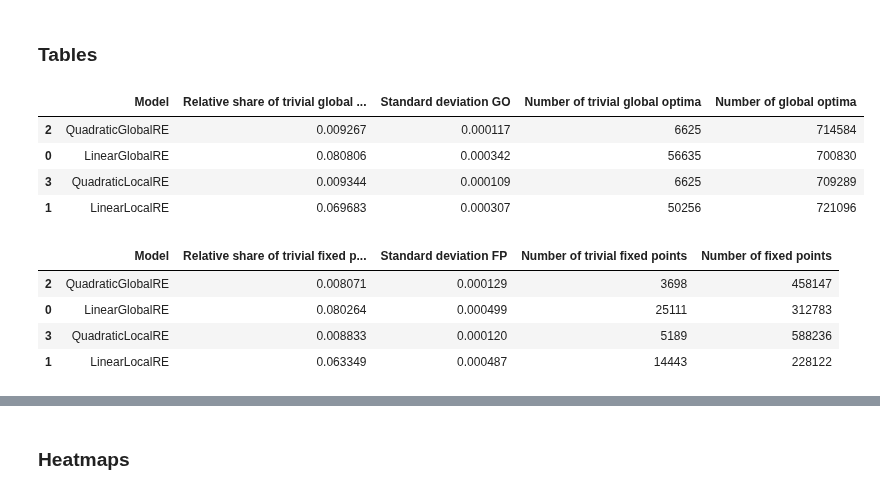
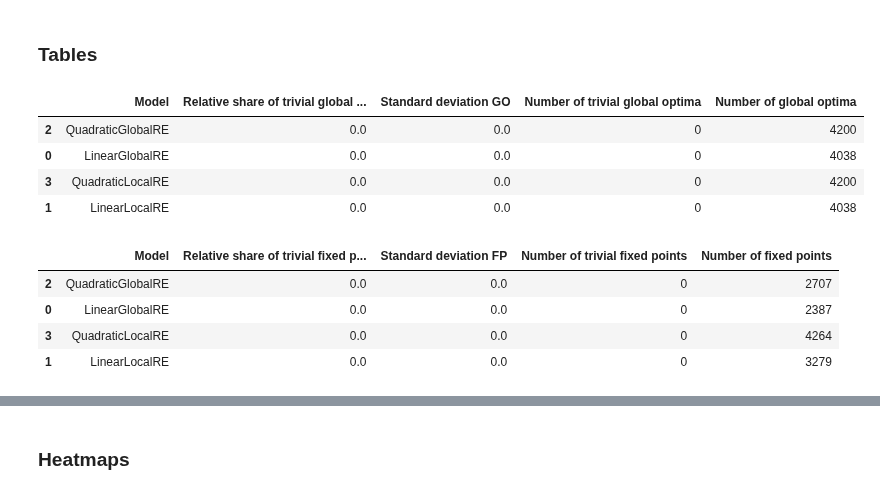
Before and after one commit to re-models/re-technical-report, a Jupyter notebook: notebooks/data_analysis_appendix_trivial_endpoints.ipynb, the cells around one changed output, grey strips where cells are left out. Saved outputs shown, nothing was run; the diff lists cells and outputs as text; code cells hidden in the pictures.

```diff
--- a/notebooks/data_analysis_appendix_trivial_endpoints.ipynb
+++ b/notebooks/data_analysis_appendix_trivial_endpoints.ipynb
@@ -104,0 +103,10 @@ Index(['model_name', 'ds', 'n_sentence_pool', 'weight_account',
+# %%
+# Columns that need to be evaluated literally
+
+evalcols =["x"] # dummy column to circumvent literal evaluation
+# %%
+# data_name: one of 'TINY', 'MINI', 'FULL'
+re_data = re_data_by_name(data_name="TINY",
+                          usecols = usecols,
+                          evalcols = evalcols,
+                          filter_erroneous_runs = True)
@@ -147,0 +153,2 @@ go_data = re_data_unique_setups[["model_name",
+# %%
+analyse_branches = False
@@ -153,15 +188,3 @@ go_data["go_coms_len"] = go_data["global_optima"].apply(get_lengths, pos_type="c
-# %%
-# remove global_optima column
-go_data = go_data[["model_name",
-            "ds",
-            "n_sentence_pool",
-            "init_coms",
-            "weight_account",
-            "weight_systematicity",
-            #"global_optima",
-            "go_theory_len",
-            "go_coms_len"
-            ]]
 # %%
 # explode information about global optima, which is stored rowwise (per simulation setup)
 # in lists (e.g. in the column `go_full_re_state`)
@@ -291,41 +324,41 @@ for df, endpoint_type in zip([exploded_go_data, exploded_fp_data], ["go", "fp"])
                                                                        "LinearLocalRE"])
     result_df.sort_values("model_name", inplace=True)
 
 
 
     # Changing col names for readability
     cols_for_tables = {'model_name':'Model',
                        'sum_fp_trivial': 'Number of trivial fixed points',
                        'size_fp_trivial': 'Number of fixed points',
                        'rel_fp_trivial': 'Relative share of trivial fixed points',
                        'sum_go_trivial': 'Number of trivial global optima',
                        'size_go_trivial': 'Number of global optima',
                        'rel_go_trivial': 'Relative share of trivial global optima',
                        'std_go_trivial': 'Standard deviation GO',
                        'std_fp_trivial': 'Standard deviation FP',
                   }
     renamed_result_df = result_df.rename(columns=cols_for_tables)
 
     # restrict to most relevant columns
     retain_columns = [col for col in renamed_result_df.columns if (("size" not in col) and ("sum" not in col))]
 
     renamed_result_df = renamed_result_df[retain_columns]
 
     display(renamed_result_df)
 
     # Exporting relevant cols
-    if export_results:
+    if not on_colab:
         file_name = 'table_trivial_{}_{}.csv'.format(endpoint_type, 'pp' if analyse_branches else 'rp')
         renamed_result_df.to_csv(path.join(tables_output_dir, file_name), index=False)
 # %% [output]
 |  | Model | Relative share of trivial global ... | Standard deviation GO | Number of trivial global optima | Number of global optima |
-| 2 | QuadraticGlobalRE | 0.009267 | 0.000117 | 6625 | 714584 |
-| 0 | LinearGlobalRE | 0.080806 | 0.000342 | 56635 | 700830 |
-| 3 | QuadraticLocalRE | 0.009344 | 0.000109 | 6625 | 709289 |
-| 1 | LinearLocalRE | 0.069683 | 0.000307 | 50256 | 721096 |
+| 2 | QuadraticGlobalRE | 0.0 | 0.0 | 0 | 4200 |
+| 0 | LinearGlobalRE | 0.0 | 0.0 | 0 | 4038 |
+| 3 | QuadraticLocalRE | 0.0 | 0.0 | 0 | 4200 |
+| 1 | LinearLocalRE | 0.0 | 0.0 | 0 | 4038 |
 |  | Model | Relative share of trivial fixed p... | Standard deviation FP | Number of trivial fixed points | Number of fixed points |
-| 2 | QuadraticGlobalRE | 0.008071 | 0.000129 | 3698 | 458147 |
-| 0 | LinearGlobalRE | 0.080264 | 0.000499 | 25111 | 312783 |
-| 3 | QuadraticLocalRE | 0.008833 | 0.000120 | 5189 | 588236 |
-| 1 | LinearLocalRE | 0.063349 | 0.000487 | 14443 | 228122 |
+| 2 | QuadraticGlobalRE | 0.0 | 0.0 | 0 | 2707 |
+| 0 | LinearGlobalRE | 0.0 | 0.0 | 0 | 2387 |
+| 3 | QuadraticLocalRE | 0.0 | 0.0 | 0 | 4264 |
+| 1 | LinearLocalRE | 0.0 | 0.0 | 0 | 3279 |
 # %% [markdown]
```
Also changed, not shown: parts of 44 cells of this notebook.
